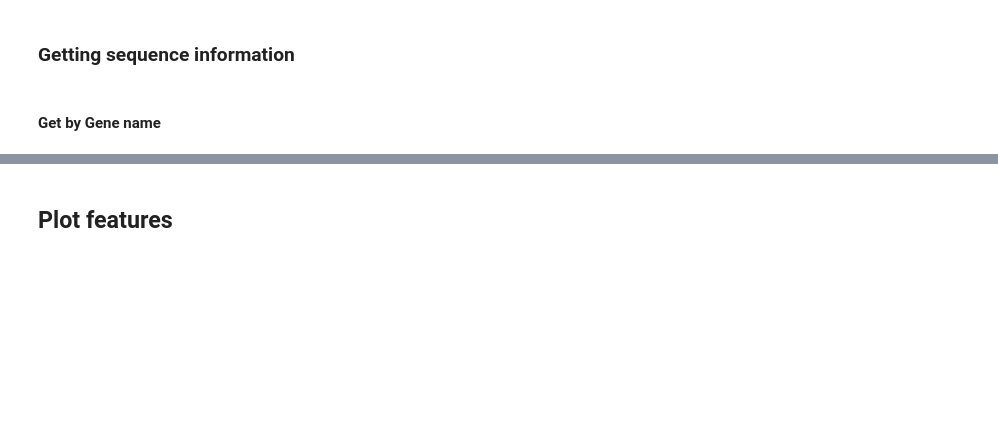
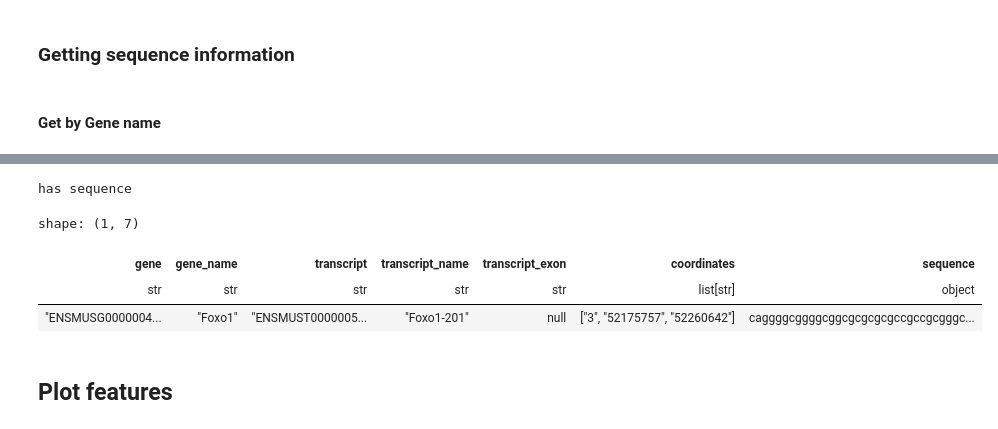
Before and after one commit to antonkulaga/genotations, a Jupyter notebook: examples/explore_mouse.ipynb, the cells around one changed output, grey strips where cells are left out. Drawn from its saved outputs; the diff is of its cells as text; code cells hidden in the pictures; blank space fills up the shorter version.

```diff
--- a/examples/explore_mouse.ipynb
+++ b/examples/explore_mouse.ipynb
@@ -151,6 +159,14 @@ shape: (1, 16)
 | seqname | source | feature | start | end | score | strand | frame | attribute | gene | gene_name | ... |
 | str | str | str | u64 | u64 | str | cat | str | str | str | str | ... |
 | "3" | "ensembl_havana... | "transcript" | 52175757 | 52260642 | "." | "+" | "." | "gene_id "ENSMU... | "ENSMUSG0000004... | "Foxo1" | ... |
+# %%
+mouse_foxo_coding_transcripts.with_sequences(mouse.genome, False).with_genes_transcripts_exons_coordinates_only().annotations_df
+# %% [output]
+has sequence
+shape: (1, 7)
+| gene | gene_name | transcript | transcript_name | transcript_exon | coordinates | sequence |
+| str | str | str | str | str | list[str] | object |
+| "ENSMUSG0000004... | "Foxo1" | "ENSMUST0000005... | "Foxo1-201" | null | ["3", "52175757", "52260642"] | caggggcggggcggcgcgcgcgccgccgcgggc... |
 # %% [markdown]
 ## Plot features
 # %%
```
Also changed, not shown: parts of 13 cells of this notebook, 3 other files.
